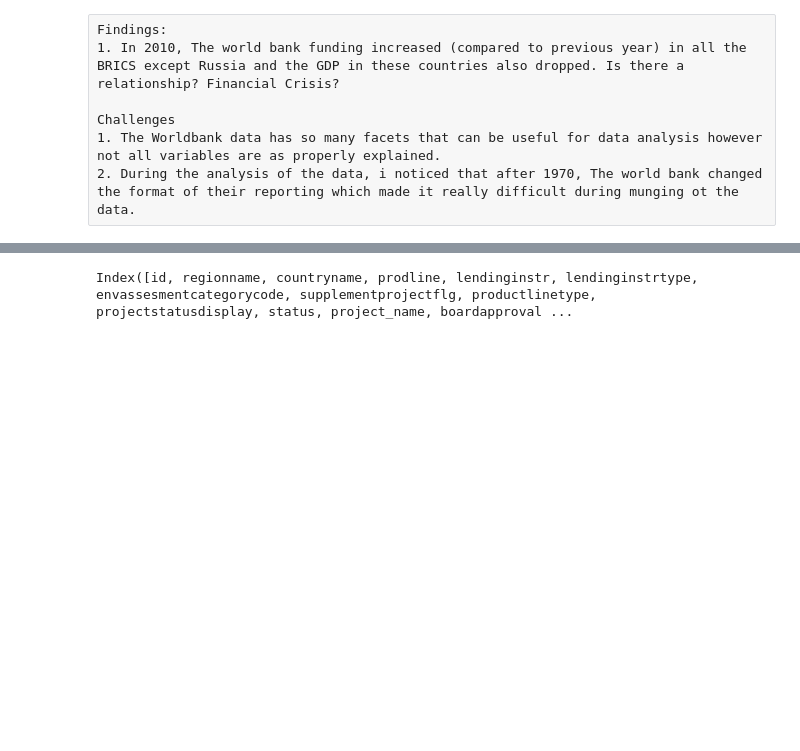
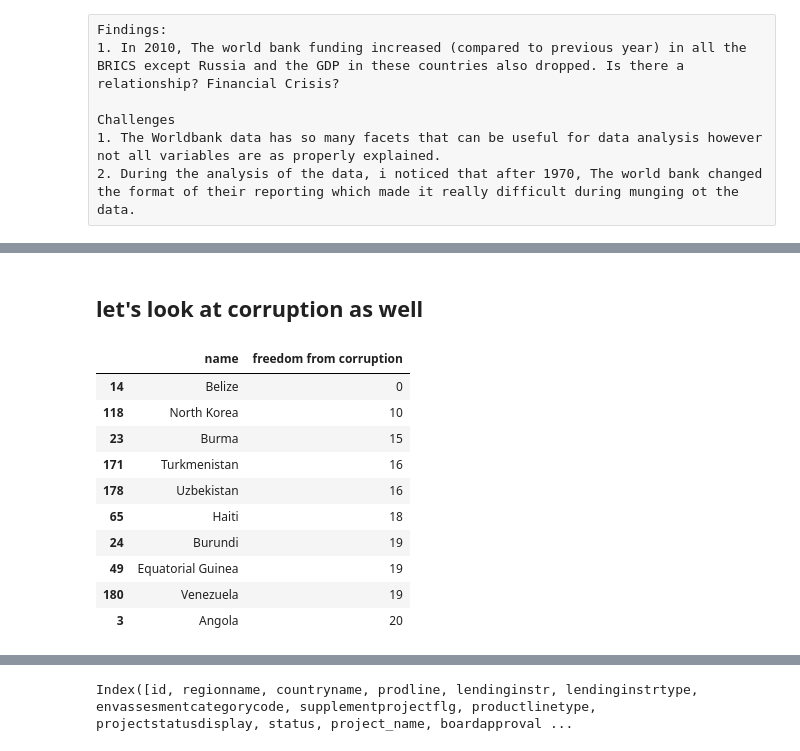
Before and after one commit to iaperez/WWOD, a Jupyter notebook: code/WorldBankData.ipynb, the cells around one changed output, grey strips where cells are left out. Saved outputs shown, nothing was run; the diff lists cells and outputs as text; code cells hidden in the pictures; blank space fills up the shorter version.

```diff
--- a/code/WorldBankData.ipynb
+++ b/code/WorldBankData.ipynb
@@ -386,0 +510,19 @@ Challenges
+# %% [markdown]
+## let's look at corruption as well
+# %%
+#high corruption
+high_corruption = free_df2.sort(['freedom from corruption'], ascending=True)
+high_corruption = high_corruption[:10]
+high_corruption[['name', 'freedom from corruption']]
+# %% [output]
+|  | name | freedom from corruption |
+| 14 | Belize | 0 |
+| 118 | North Korea | 10 |
+| 23 | Burma | 15 |
+| 171 | Turkmenistan | 16 |
+| 178 | Uzbekistan | 16 |
+| 65 | Haiti | 18 |
+| 24 | Burundi | 19 |
+| 49 | Equatorial Guinea | 19 |
+| 180 | Venezuela | 19 |
+| 3 | Angola | 20 |
```
Also changed, not shown: parts of 30 cells of this notebook.
